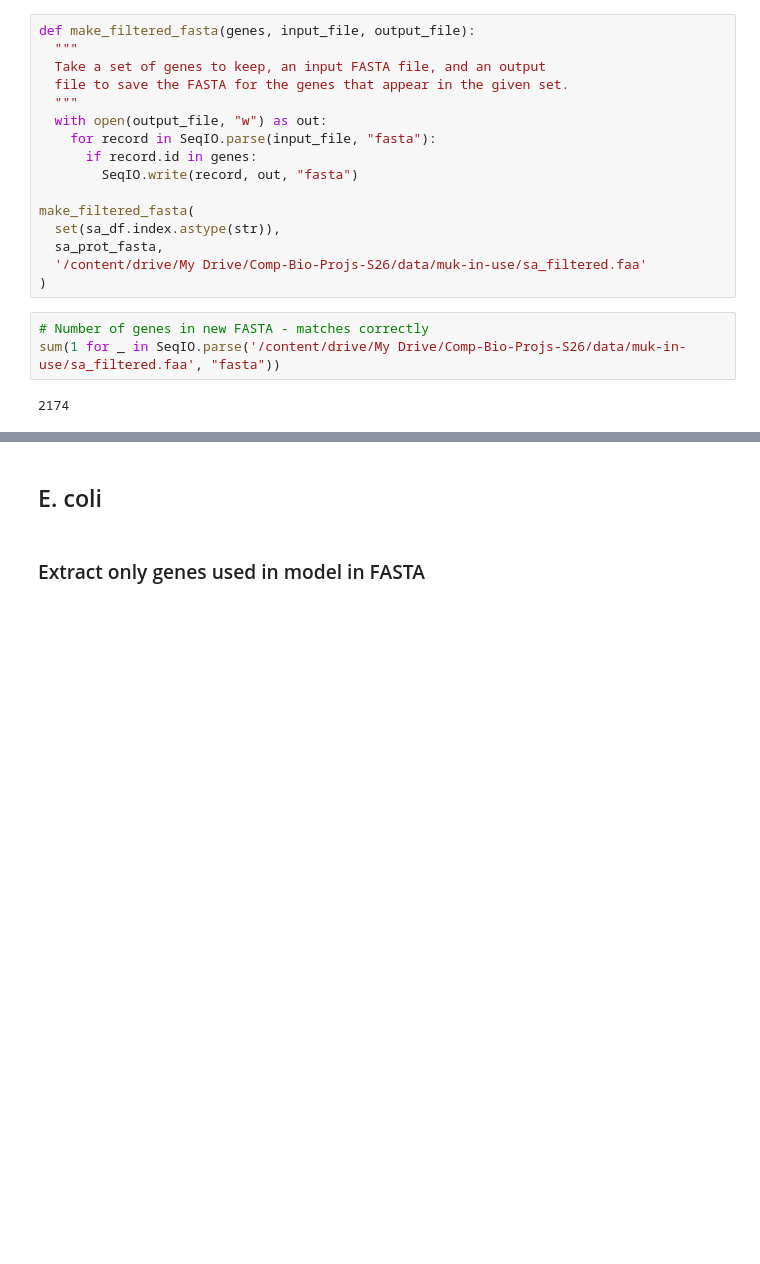
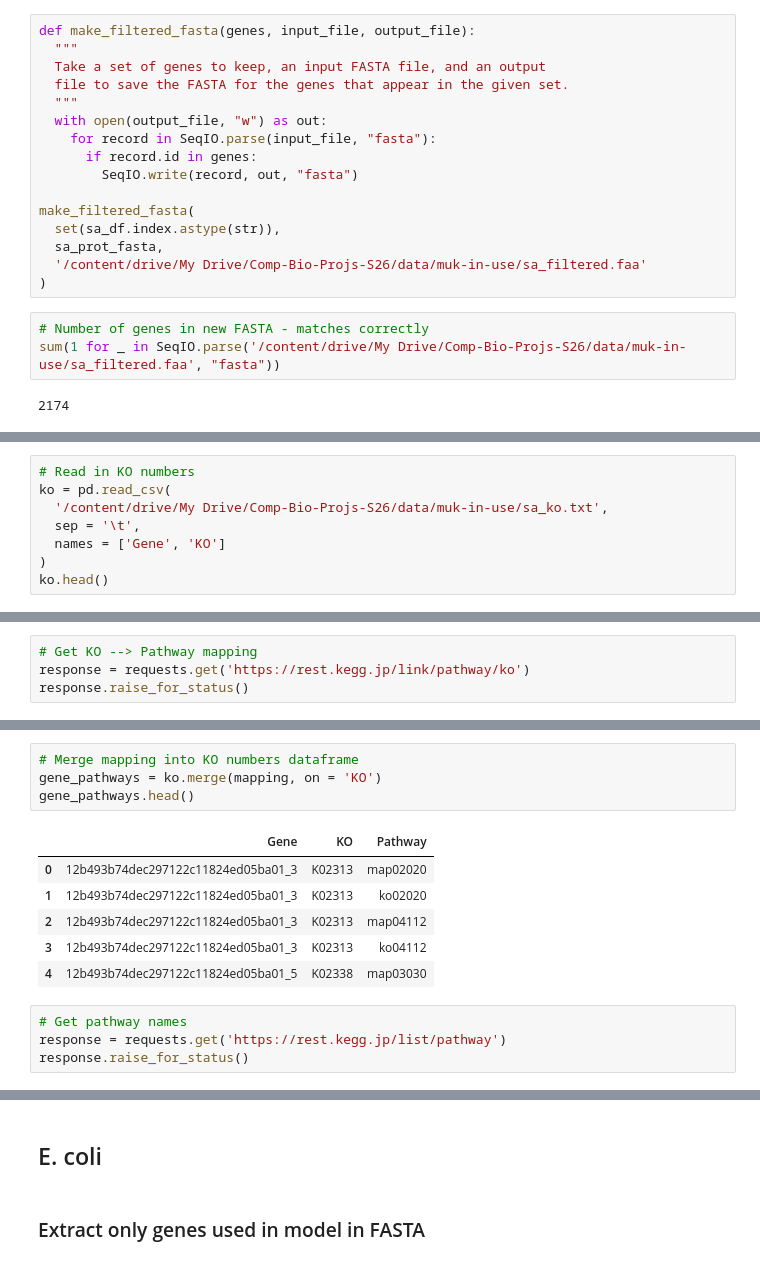
Before and after one commit to Mukundan-T/seqADAGE, a Jupyter notebook: Py/muk_transfer_learning/enrichment/Mukundan_pathway_enrichment_kegg.ipynb, the cells around one changed output, grey strips where cells are left out. Cells and saved outputs as stored; diff of their text form; blank space fills up the shorter version.

```diff
--- a/Py/muk_transfer_learning/enrichment/Mukundan_pathway_enrichment_kegg.ipynb
+++ b/Py/muk_transfer_learning/enrichment/Mukundan_pathway_enrichment_kegg.ipynb
@@ -97,0 +102,8 @@ sum(1 for _ in SeqIO.parse('/content/drive/My Drive/Comp-Bio-Projs-S26/data/muk-
+# %%
+# Read in KO numbers
+ko = pd.read_csv(
+  '/content/drive/My Drive/Comp-Bio-Projs-S26/data/muk-in-use/sa_ko.txt',
+  sep = '\t',
+  names = ['Gene', 'KO']
+)
+ko.head()
@@ -97,0 +117,4 @@ sum(1 for _ in SeqIO.parse('/content/drive/My Drive/Comp-Bio-Projs-S26/data/muk-
+# %%
+# Get KO --> Pathway mapping
+response = requests.get('https://rest.kegg.jp/link/pathway/ko')
+response.raise_for_status()
@@ -97,0 +143,15 @@ sum(1 for _ in SeqIO.parse('/content/drive/My Drive/Comp-Bio-Projs-S26/data/muk-
+# %%
+# Merge mapping into KO numbers dataframe
+gene_pathways = ko.merge(mapping, on = 'KO')
+gene_pathways.head()
+# %% [output]
+|  | Gene | KO | Pathway |
+| 0 | 12b493b74dec297122c11824ed05ba01_3 | K02313 | map02020 |
+| 1 | 12b493b74dec297122c11824ed05ba01_3 | K02313 | ko02020 |
+| 2 | 12b493b74dec297122c11824ed05ba01_3 | K02313 | map04112 |
+| 3 | 12b493b74dec297122c11824ed05ba01_3 | K02313 | ko04112 |
+| 4 | 12b493b74dec297122c11824ed05ba01_5 | K02338 | map03030 |
+# %%
+# Get pathway names
+response = requests.get('https://rest.kegg.jp/list/pathway')
+response.raise_for_status()
```
Also changed, not shown: parts of 9 cells of this notebook.
